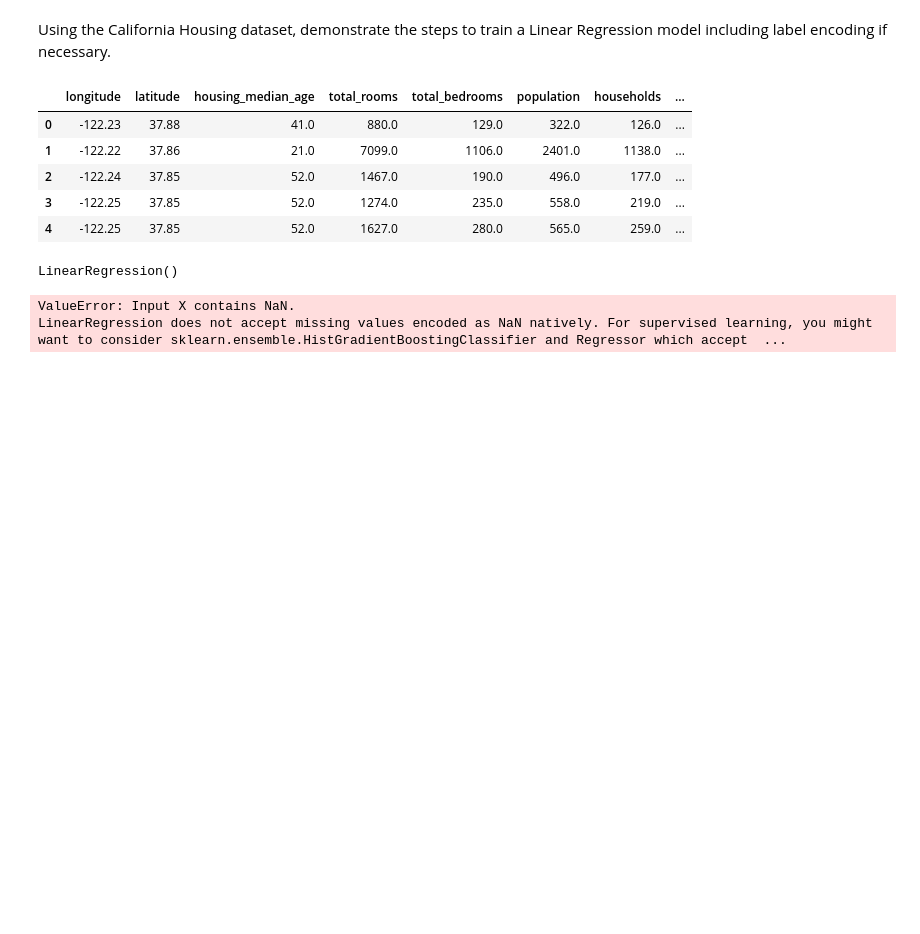
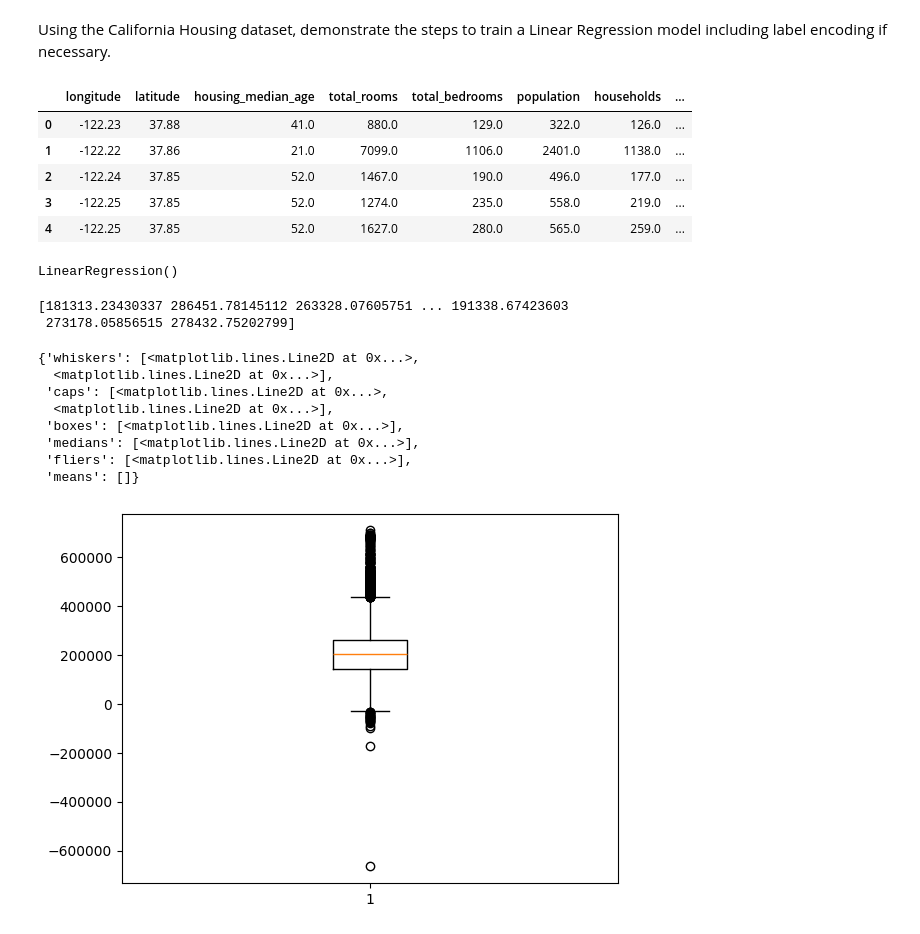
Before and after one commit to codewithash-hub/Machine-Learning-700, a Jupyter notebook: Training Linear Regression .ipynb, the cells around one changed output. Drawn from its saved outputs; the diff is of its cells as text; code cells hidden in the pictures; blank space fills up the shorter version.

```diff
--- a/Training Linear Regression .ipynb
+++ b/Training Linear Regression .ipynb
@@ -32,7 +32,21 @@ model.fit(X_train, y_train)
 # %% [output]
 LinearRegression()
 # %%
-y_pred = model.predict(X_test)
+y_pred = model.predict(X_train)
-# %% [output]
-ValueError: Input X contains NaN.
-LinearRegression does not accept missing values encoded as NaN natively. For supervised learning, you might want to consider sklearn.ensemble.HistGradientBoostingClassifier and Regressor which accept  ...
+# %%
+print(f"{y_pred}")
+import matplotlib.pyplot as plt
+
+plt.boxplot(y_pred)
+# %% [output]
+[181313.23430337 286451.78145112 263328.07605751 ... 191338.67423603
+ 273178.05856515 278432.75202799]
+{'whiskers': [<matplotlib.lines.Line2D at 0x...>,
+  <matplotlib.lines.Line2D at 0x...>],
+ 'caps': [<matplotlib.lines.Line2D at 0x...>,
+  <matplotlib.lines.Line2D at 0x...>],
+ 'boxes': [<matplotlib.lines.Line2D at 0x...>],
+ 'medians': [<matplotlib.lines.Line2D at 0x...>],
+ 'fliers': [<matplotlib.lines.Line2D at 0x...>],
+ 'means': []}
+[figure, added]
```
Also changed, not shown: 2 other files.
